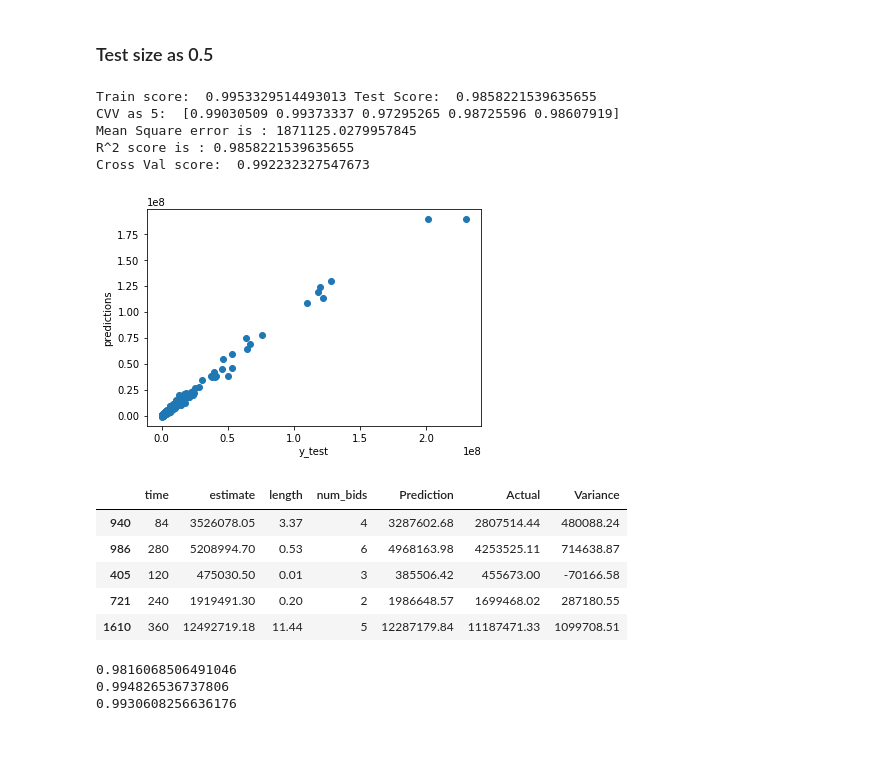
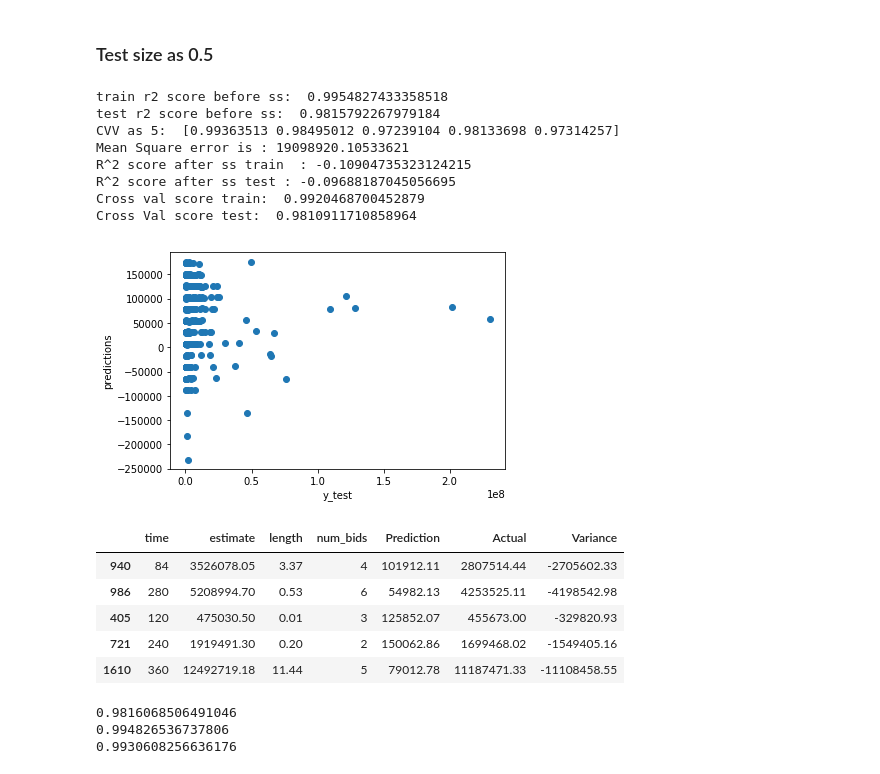
Before and after one commit to ruchigarg-DS/texas-bid-prediction, a Jupyter notebook: Modeling.ipynb, the cells around one changed output. Cells and saved outputs as stored; diff of their text form; code cells hidden in the pictures; blank space fills up the shorter version.

Commit message:
Added Standardization code

```diff
--- a/Modeling.ipynb
+++ b/Modeling.ipynb
@@ -32,36 +30,46 @@ y = bidsData['win_amt']
 ### Test size as 0.5
 # %%
 #  Train-test split
-X_train, X_test, y_train, y_test = train_test_split(X, y, test_size = 0.5)
+X_train, X_test, y_train, y_test = train_test_split(X, y, test_size = 0.3)
 
 lr = LinearRegression()
-lr.fit(X, y)
+lr.fit(X_train, y_train)
+print("train r2 score before ss: ",lr.score(X_train, y_train))
+print("test r2 score before ss: ", lr.score(X_test, y_test))
 
-model = ss.fit_transform(X_train, y_train)
-print('Train score: ', lr.score(X_train, y_train), 'Test Score: ', lr.score(X_test, y_test))
+ss = StandardScaler()
+
+X_train_scaled = ss.fit_transform(X_train)
+X_test_scaled = ss.transform(X_test)
+
+model = ss.fit_transform(X_train_scaled, y_train)
 
 #  Plot predictions
-predictions = lr.predict(X_test)
+predictions = lr.predict(X_test_scaled)
 
 plt.scatter(y_test, predictions)
 plt.xlabel('y_test')
 
 plt.ylabel('predictions')
 
 # CVV, MSE ad R2 score
-print('CVV as 5: ', cross_val_score(lr, X_test, y_test, cv=5))
-print("Mean Square error is :", np.sqrt(mean_squared_error(y_test, lr.predict(X_test))))
-print("R^2 score is :", r2_score(y_test, lr.predict(X_test)))
+print('CVV as 5: ', cross_val_score(lr, X_test_scaled, y_test, cv=5))
+print("Mean Square error is :", np.sqrt(mean_squared_error(y_test, lr.predict(X_test_scaled))))
+print("R^2 score after ss train  :", r2_score(y_train, lr.predict(X_train_scaled)))
+print("R^2 score after ss test :", r2_score(y_test, lr.predict(X_test_scaled)))
 pd.DataFrame({'variable': X.columns, f'_coefficient': lr.coef_}).sort_values(by=f'_coefficient')
-
-print("Cross Val score: ", cross_val_score(LinearRegression(), X_train, y_train, cv=5).mean())
+print('Cross val score train: ',cross_val_score(LinearRegression(), X_train, y_train, cv=5).mean())
+print("Cross Val score test: ", cross_val_score(LinearRegression(), X_test_scaled, y_test, cv=5).mean())
 # %% [output]
-Train score:  0.9953329514493013 Test Score:  0.9858221539635655
-CVV as 5:  [0.99030509 0.99373337 0.97295265 0.98725596 0.98607919]
-Mean Square error is : 1871125.0279957845
-R^2 score is : 0.9858221539635655
-Cross Val score:  0.992232327547673
+train r2 score before ss:  0.9954827433358518
+test r2 score before ss:  0.9815792267979184
+CVV as 5:  [0.99363513 0.98495012 0.97239104 0.98133698 0.97314257]
+Mean Square error is : 19098920.10533621
+R^2 score after ss train  : -0.10904735323124215
+R^2 score after ss test : -0.09688187045056695
+Cross val score train:  0.9920468700452879
+Cross Val score test:  0.9810911710858964
-[figure, old version]
+[figure, new version]
 # %%
 test_dataSet = X_test.copy()
 test_dataSet['Prediction']= predictions
@@ -72,11 +80,11 @@ test_dataSet['Variance'] = predictions - y_test
 test_dataSet.head()
 # %% [output]
 |  | time | estimate | length | num_bids | Prediction | Actual | Variance |
-| 940 | 84 | 3526078.05 | 3.37 | 4 | 3287602.68 | 2807514.44 | 480088.24 |
-| 986 | 280 | 5208994.70 | 0.53 | 6 | 4968163.98 | 4253525.11 | 714638.87 |
-| 405 | 120 | 475030.50 | 0.01 | 3 | 385506.42 | 455673.00 | -70166.58 |
-| 721 | 240 | 1919491.30 | 0.20 | 2 | 1986648.57 | 1699468.02 | 287180.55 |
-| 1610 | 360 | 12492719.18 | 11.44 | 5 | 12287179.84 | 11187471.33 | 1099708.51 |
+| 940 | 84 | 3526078.05 | 3.37 | 4 | 101912.11 | 2807514.44 | -2705602.33 |
+| 986 | 280 | 5208994.70 | 0.53 | 6 | 54982.13 | 4253525.11 | -4198542.98 |
+| 405 | 120 | 475030.50 | 0.01 | 3 | 125852.07 | 455673.00 | -329820.93 |
+| 721 | 240 | 1919491.30 | 0.20 | 2 | 150062.86 | 1699468.02 | -1549405.16 |
+| 1610 | 360 | 12492719.18 | 11.44 | 5 | 79012.78 | 11187471.33 | -11108458.55 |
 # %%
 kf =KFold(n_splits=3, shuffle=True, random_state=42)
 
```
Also changed, not shown: parts of 6 cells of this notebook.
